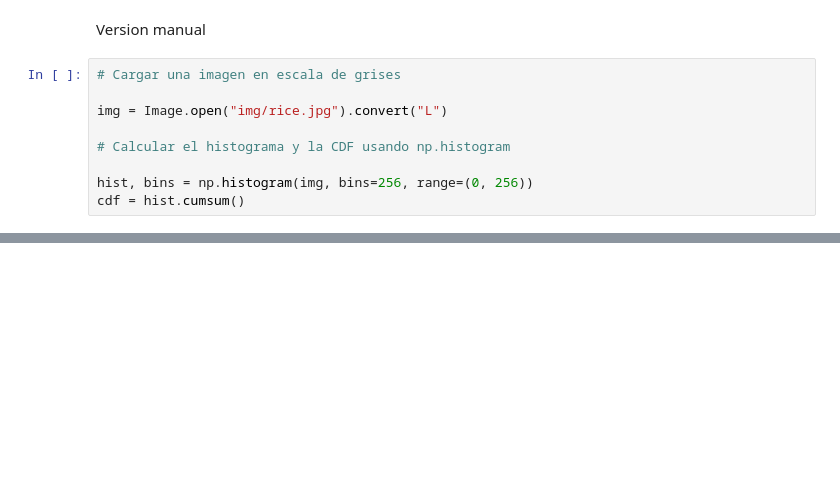
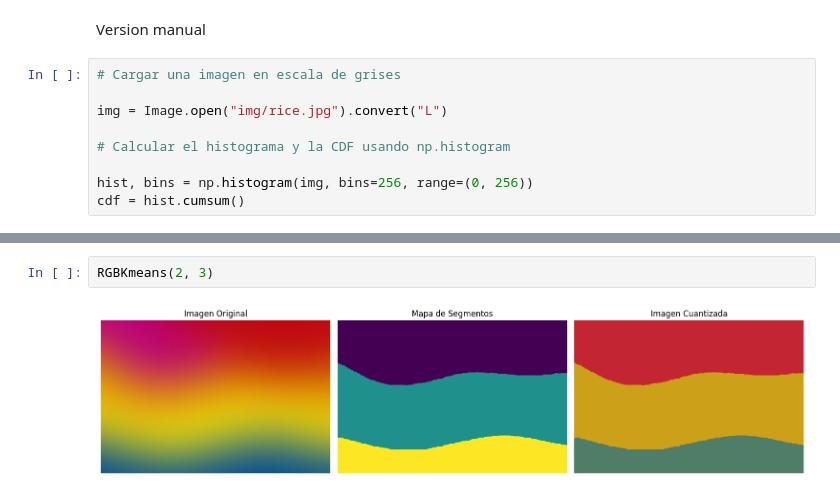
Before and after one commit to Diego2250/CV-LAB1, a Jupyter notebook: lab1.ipynb, the cells around one changed output, grey strips where cells are left out. Saved outputs shown, nothing was run; the diff lists cells and outputs as text; blank space fills up the shorter version.

```diff
--- a/lab1.ipynb
+++ b/lab1.ipynb
@@ -86,0 +174,4 @@ cdf = hist.cumsum()
+# %%
+RGBKmeans(2, 3)
+# %% [output]
+[figure, added]
```
Also changed, not shown: parts of 11 cells of this notebook.
